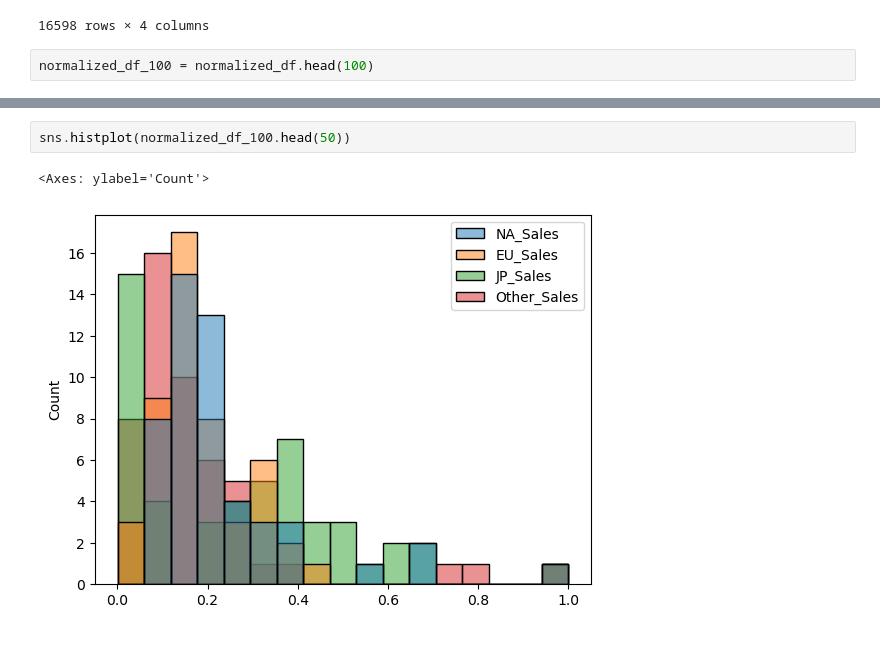
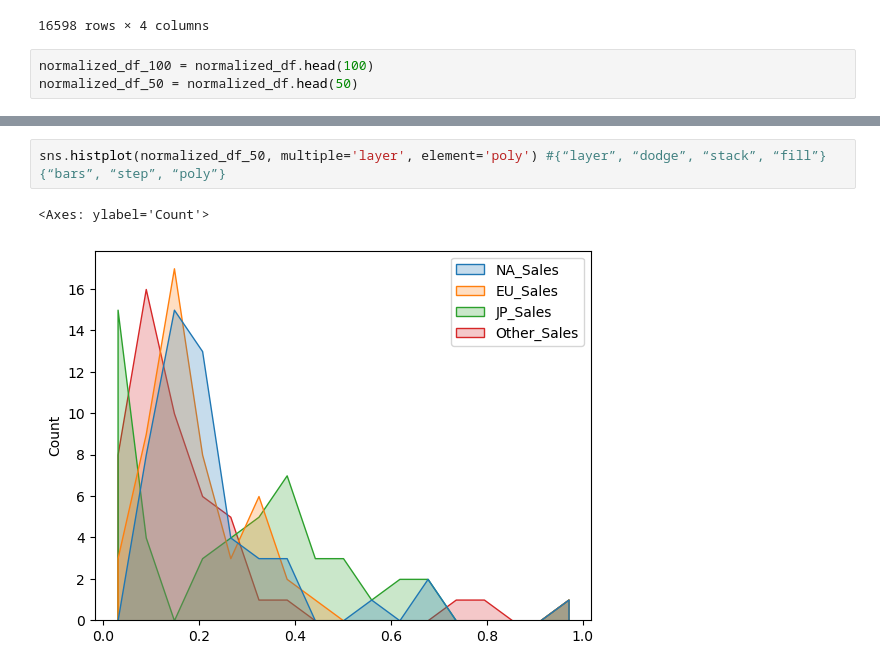
Before and after one commit to KlymentievMaksym/AD-labs, a Jupyter notebook: Coursework/Coursework.ipynb, the cells around one changed output, grey strips where cells are left out. Cells and saved outputs as stored; diff of their text form.

```diff
--- a/Coursework/Coursework.ipynb
+++ b/Coursework/Coursework.ipynb
@@ -258,4 +229,5 @@ normalized_df
 16598 rows × 4 columns
 # %%
 normalized_df_100 = normalized_df.head(100)
+normalized_df_50 = normalized_df.head(50)
 # %%
@@ -270,6 +243,6 @@ sns.barplot(normalized_df_100)
 # %%
-sns.histplot(normalized_df_100.head(50))
+sns.histplot(normalized_df_50, multiple='layer', element='poly') #{“layer”, “dodge”, “stack”, “fill”} {“bars”, “step”, “poly”}
 # %% [output]
 <Axes: ylabel='Count'>
-[figure, old version]
+[figure, new version]
 # %%
```
Also changed, not shown: parts of 6 cells of this notebook.
